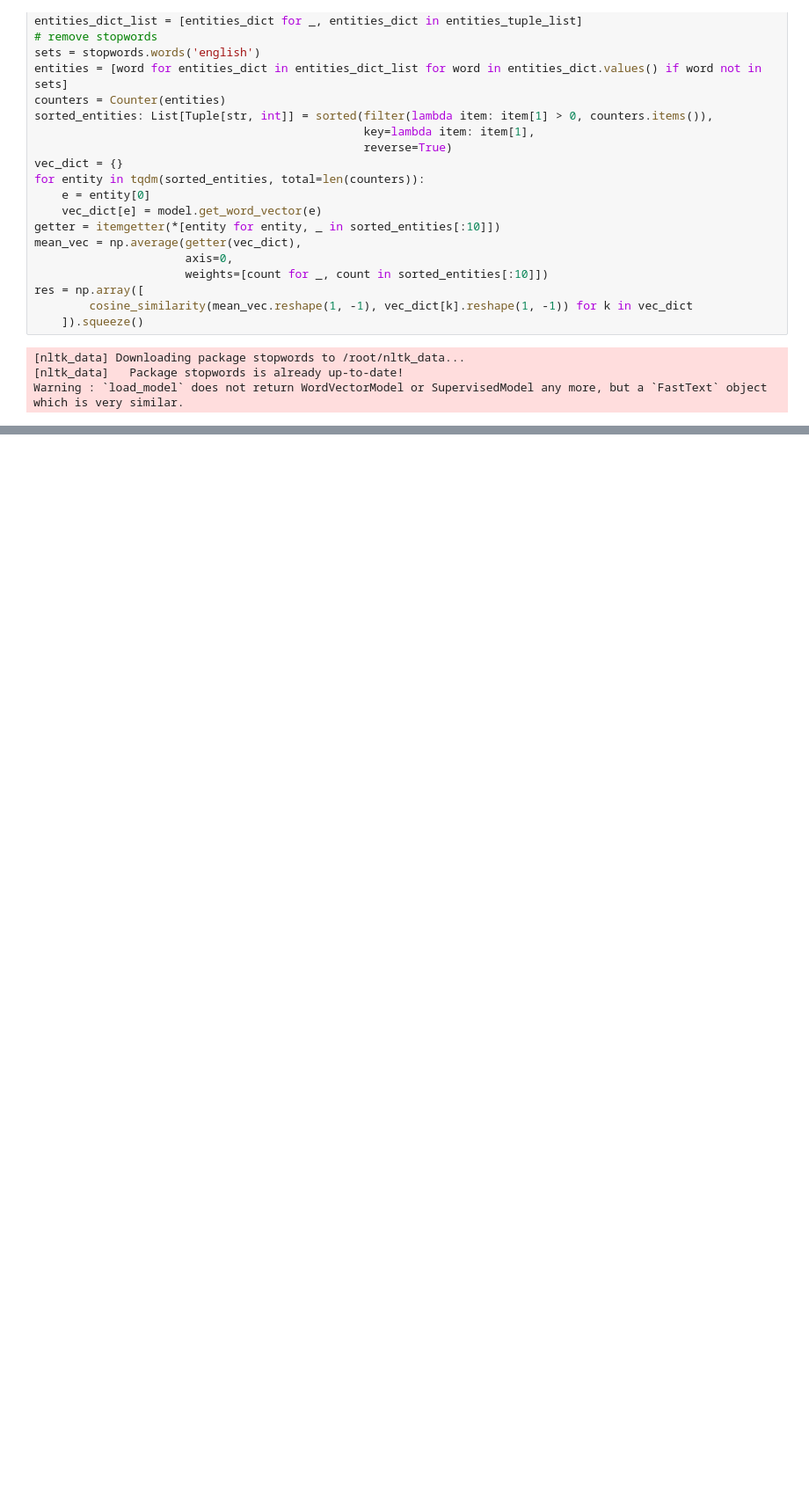
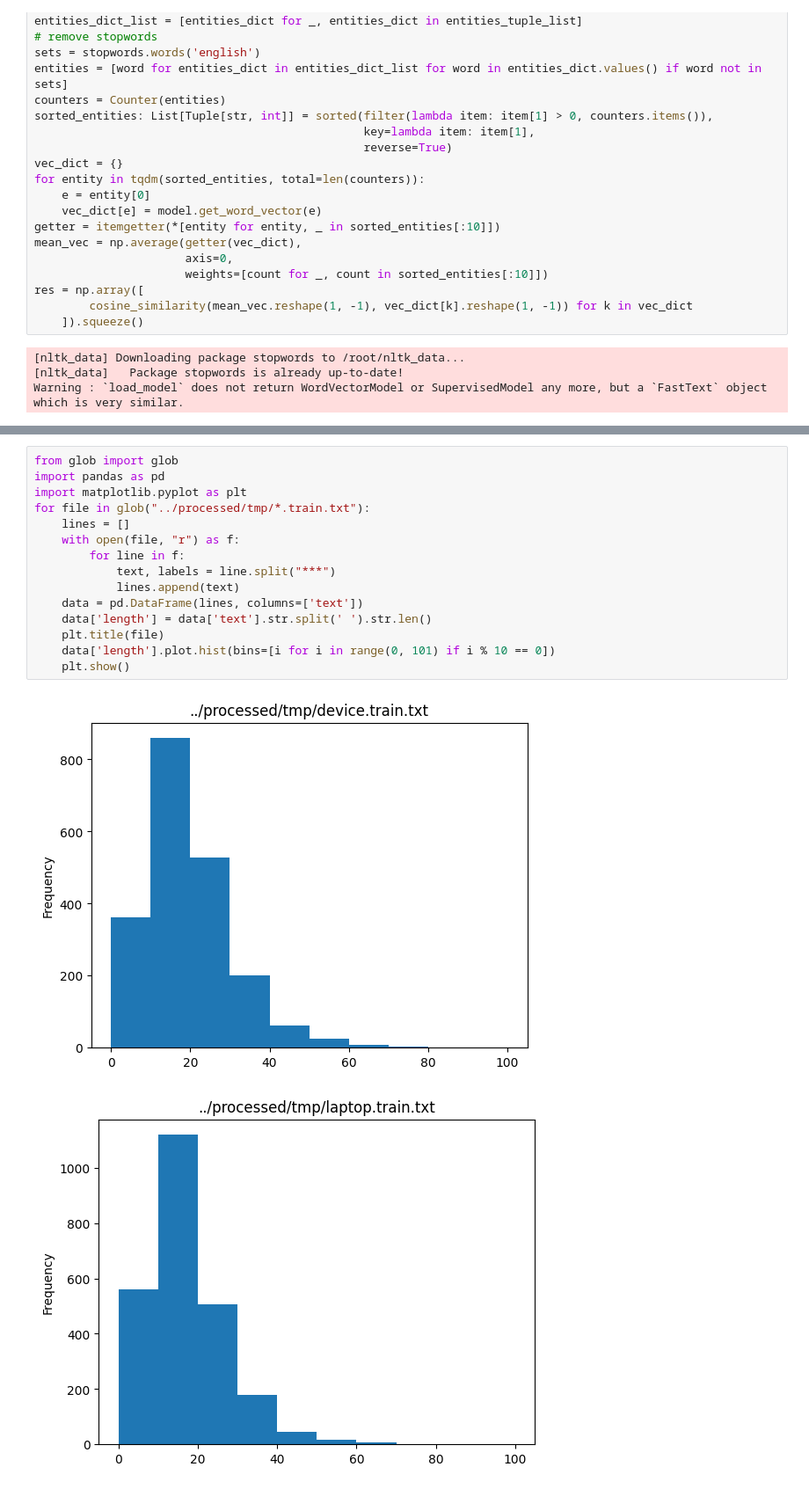
Before and after one commit to PhSe-coder/MMT-ABSA, a Jupyter notebook: utils/test.ipynb, the cells around one changed output, grey strips where cells are left out. Shown: that part at 88% size. Drawn from its saved outputs; the diff is of its cells as text; blank space fills up the shorter version.

```diff
--- a/utils/test.ipynb
+++ b/utils/test.ipynb
@@ -144,0 +169,18 @@ len(set(pre_aspects).intersection(set(entities)))/len(set(pre_aspects))
+# %%
+from glob import glob
+import pandas as pd
+import matplotlib.pyplot as plt
+for file in glob("../processed/tmp/*.train.txt"):
+    lines = []
+    with open(file, "r") as f:
+        for line in f:
+            text, labels = line.split("***")
+            lines.append(text)
+    data = pd.DataFrame(lines, columns=['text'])
+    data['length'] = data['text'].str.split(' ').str.len()
+    plt.title(file)
+    data['length'].plot.hist(bins=[i for i in range(0, 101) if i % 10 == 0])
+    plt.show()
+# %% [output]
+[figure, added]
+[figure, added]
```
Also changed, not shown: parts of 12 cells of this notebook, 3 other files.
